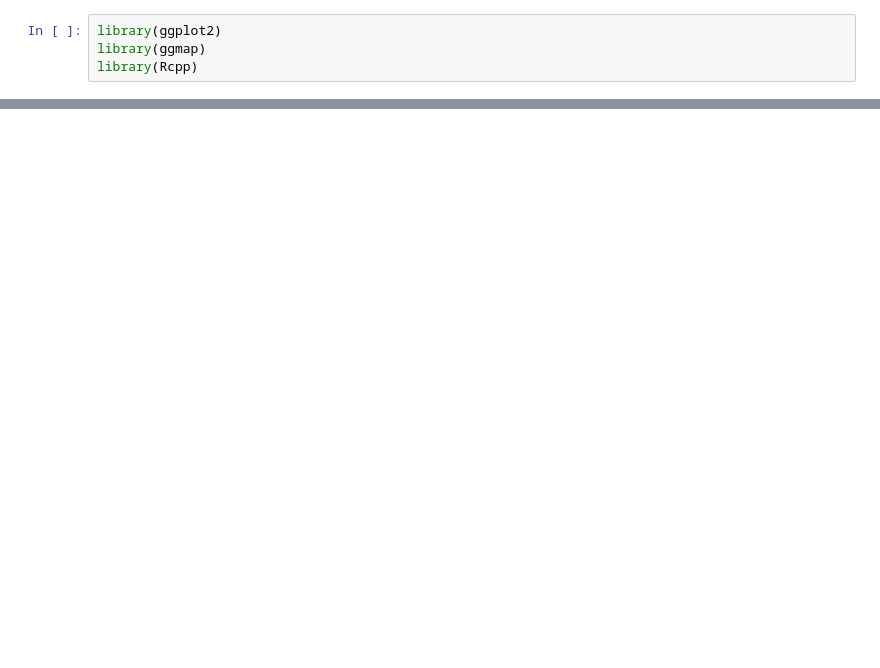
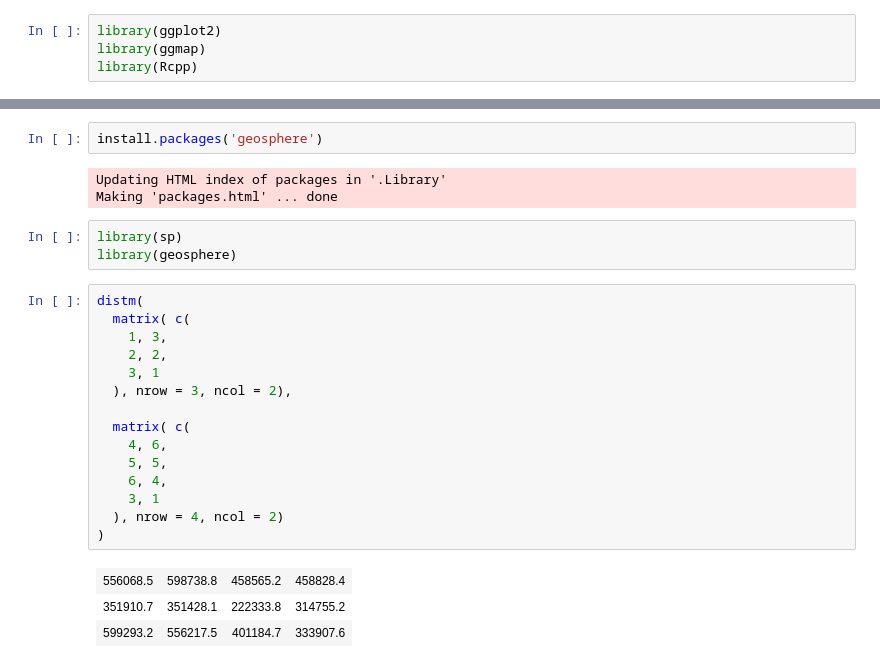
Before and after one commit to Sardhendu/Study, a Jupyter notebook: GeoSpatial-Analysis/2.ipynb, the cells around one changed output, grey strips where cells are left out. Saved outputs shown, nothing was run; the diff lists cells and outputs as text; blank space fills up the shorter version.

```diff
--- a/GeoSpatial-Analysis/2.ipynb
+++ b/GeoSpatial-Analysis/2.ipynb
@@ -21,0 +63,27 @@ class(crime)
+# %%
+install.packages('geosphere')
+# %% [output]
+Updating HTML index of packages in '.Library'
+Making 'packages.html' ... done
+# %%
+library(sp)
+library(geosphere)
+# %%
+distm(
+  matrix( c(
+    1, 3,
+    2, 2,
+    3, 1
+  ), nrow = 3, ncol = 2),
+
+  matrix( c(
+    4, 6,
+    5, 5,
+    6, 4,
+    3, 1
+  ), nrow = 4, ncol = 2)
+)
+# %% [output]
+| 556068.5 | 598738.8 | 458565.2 | 458828.4 |
+| 351910.7 | 351428.1 | 222333.8 | 314755.2 |
+| 599293.2 | 556217.5 | 401184.7 | 333907.6 |
```
Also changed, not shown: parts of 4 cells of this notebook, 2 other files.
